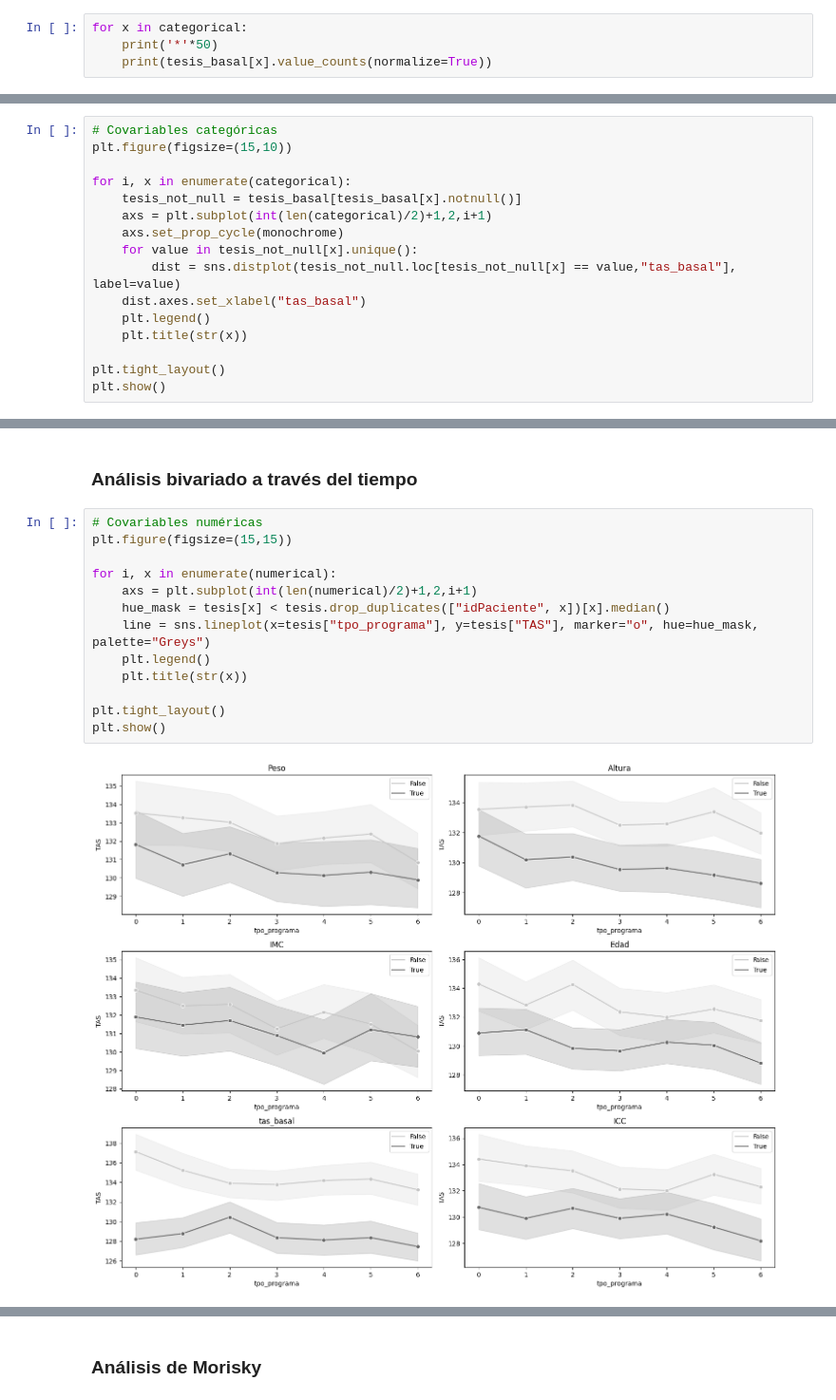
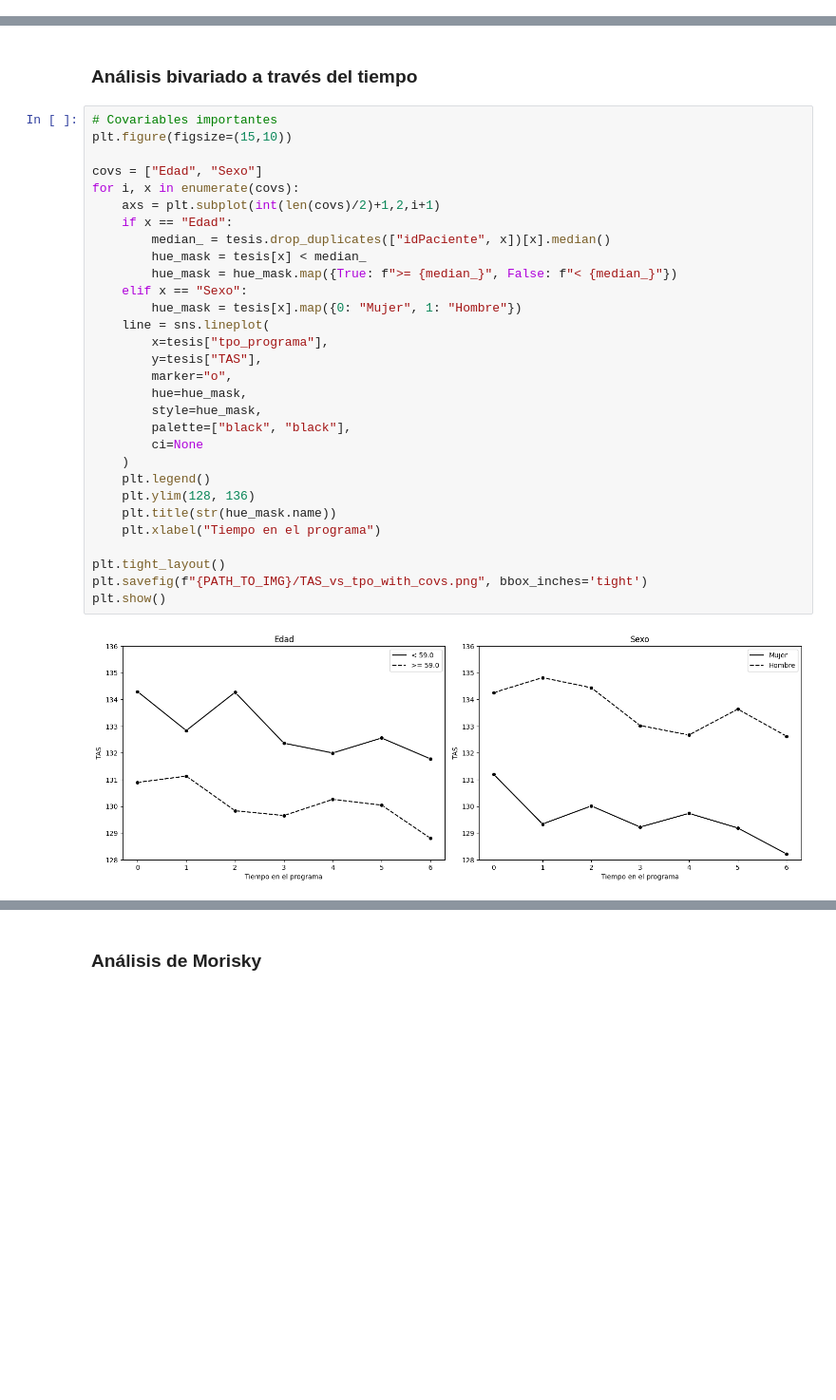
Before and after one commit to ecometto94/Tesis, a Jupyter notebook: Sintaxis/Análisis Descriptivo Paper Style.ipynb, the cells around one changed output, grey strips where cells are left out. Shown: that part at 95% size. Drawn from its saved outputs; the diff is of its cells as text; blank space fills up the shorter version.

```diff
--- a/Sintaxis/Análisis Descriptivo Paper Style.ipynb
+++ b/Sintaxis/Análisis Descriptivo Paper Style.ipynb
@@ -152,4 +67,0 @@ plt.show()
-# %%
-for x in categorical:
-    print('*'*50)
-    print(tesis_basal[x].value_counts(normalize=True))
@@ -186,16 +67,0 @@ plt.show()
-# %%
-# Covariables categóricas
-plt.figure(figsize=(15,10))
-
-for i, x in enumerate(categorical):
-    tesis_not_null = tesis_basal[tesis_basal[x].notnull()]
-    axs = plt.subplot(int(len(categorical)/2)+1,2,i+1)
-    axs.set_prop_cycle(monochrome)
-    for value in tesis_not_null[x].unique():
-        dist = sns.distplot(tesis_not_null.loc[tesis_not_null[x] == value,"tas_basal"], label=value)
-    dist.axes.set_xlabel("tas_basal")
-    plt.legend()
-    plt.title(str(x))
-
-plt.tight_layout()
-plt.show()
@@ -204,17 +68,34 @@ plt.show()
 # %% [markdown]
 ### Análisis bivariado a través del tiempo
 # %%
-# Covariables numéricas
-plt.figure(figsize=(15,15))
+# Covariables importantes
+plt.figure(figsize=(15,10))
 
-for i, x in enumerate(numerical):
-    axs = plt.subplot(int(len(numerical)/2)+1,2,i+1)
-    hue_mask = tesis[x] < tesis.drop_duplicates(["idPaciente", x])[x].median()
-    line = sns.lineplot(x=tesis["tpo_programa"], y=tesis["TAS"], marker="o", hue=hue_mask, palette="Greys")
+covs = ["Edad", "Sexo"]
+for i, x in enumerate(covs):
+    axs = plt.subplot(int(len(covs)/2)+1,2,i+1)
+    if x == "Edad":
+        median_ = tesis.drop_duplicates(["idPaciente", x])[x].median()
+        hue_mask = tesis[x] < median_
+        hue_mask = hue_mask.map({True: f">= {median_}", False: f"< {median_}"})
+    elif x == "Sexo":
+        hue_mask = tesis[x].map({0: "Mujer", 1: "Hombre"})
+    line = sns.lineplot(
+        x=tesis["tpo_programa"],
+        y=tesis["TAS"],
+        marker="o",
+        hue=hue_mask,
+        style=hue_mask,
+        palette=["black", "black"],
+        ci=None
+    )
     plt.legend()
-    plt.title(str(x))
+    plt.ylim(128, 136)
+    plt.title(str(hue_mask.name))
+    plt.xlabel("Tiempo en el programa")
 
 plt.tight_layout()
+plt.savefig(f"{PATH_TO_IMG}/TAS_vs_tpo_with_covs.png", bbox_inches='tight')
 plt.show()
 # %% [output]
-[figure, old version]
+[figure, new version]
```
Also changed, not shown: parts of 16 cells of this notebook, 7 other files.
